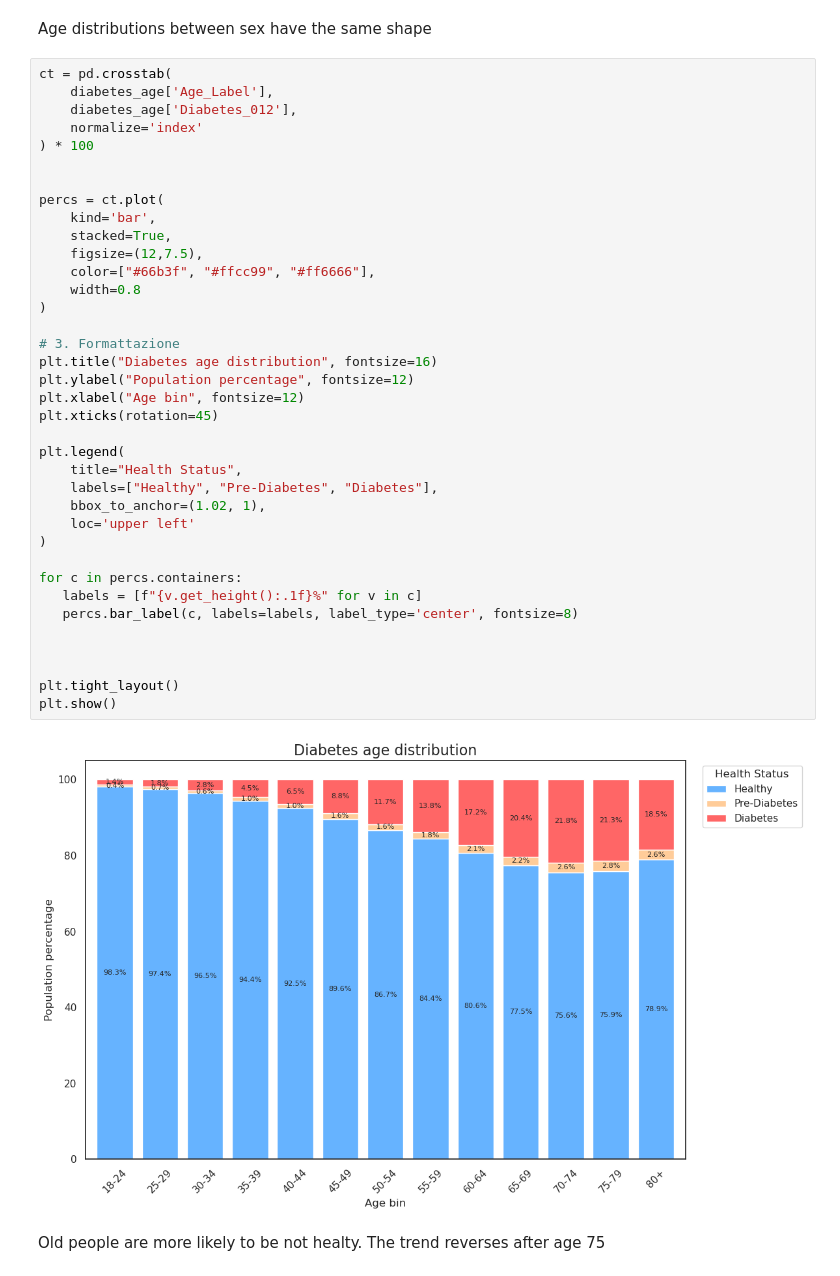
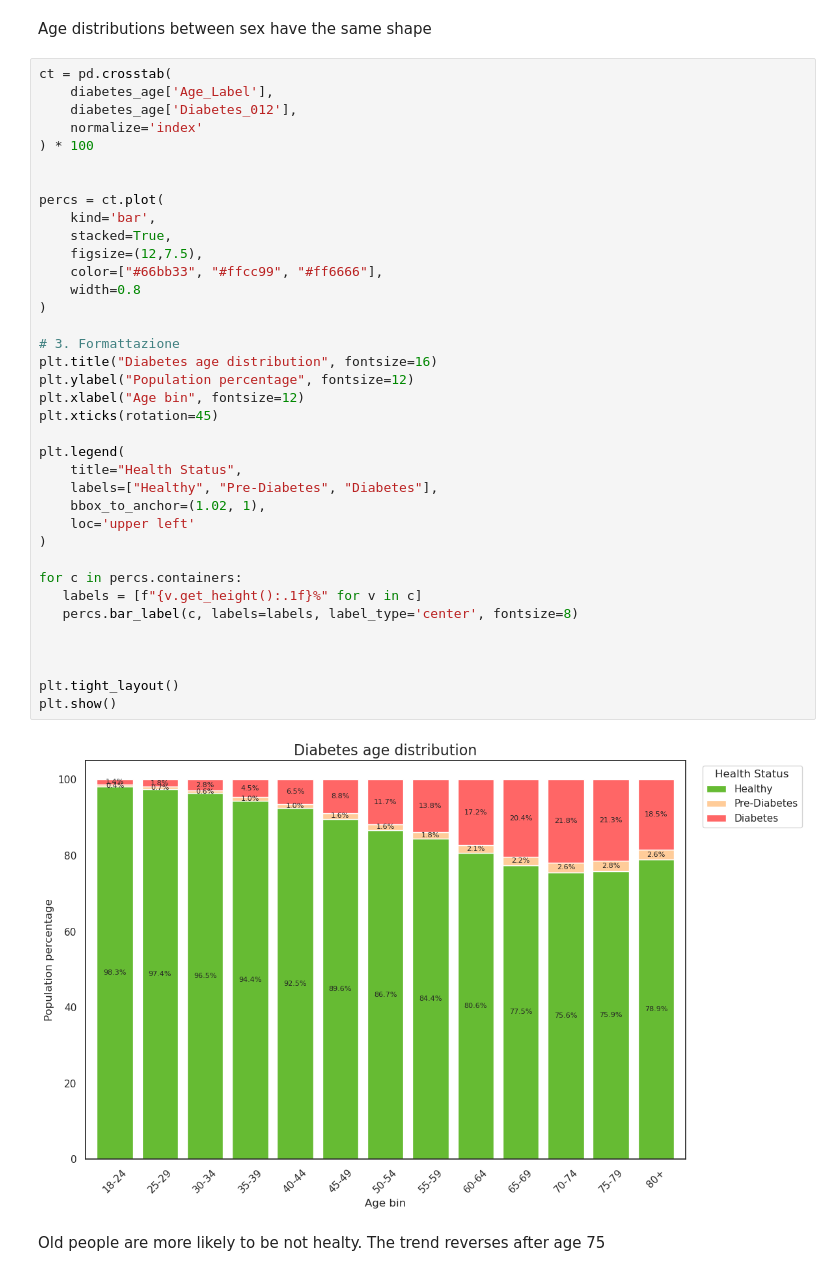
Before and after one commit to Mcentenaro/Diabetes_Risk_ML, a Jupyter notebook: 1_data_analysis.ipynb, the cells around one changed output. Saved outputs shown, nothing was run; the diff lists cells and outputs as text.

```diff
--- a/1_data_analysis.ipynb
+++ b/1_data_analysis.ipynb
@@ -404,34 +406,34 @@ ct = pd.crosstab(
 
 percs = ct.plot(
     kind='bar',
     stacked=True,
     figsize=(12,7.5),
-    color=["#66b3f", "#ffcc99", "#ff6666"],
+    color=["#66bb33", "#ffcc99", "#ff6666"],
     width=0.8
 )
 
 # 3. Formattazione
 plt.title("Diabetes age distribution", fontsize=16)
 plt.ylabel("Population percentage", fontsize=12)
 plt.xlabel("Age bin", fontsize=12)
 plt.xticks(rotation=45)
 
 plt.legend(
     title="Health Status",
     labels=["Healthy", "Pre-Diabetes", "Diabetes"],
     bbox_to_anchor=(1.02, 1),
     loc='upper left'
 )
 
 for c in percs.containers:
    labels = [f"{v.get_height():.1f}%" for v in c]
    percs.bar_label(c, labels=labels, label_type='center', fontsize=8)
 
 
 
 plt.tight_layout()
 plt.show()
 # %% [output]
-[figure, old version]
+[figure, new version]
 # %% [markdown]
 Old people are more likely to be not healty. The trend reverses after age 75
```
Also changed, not shown: parts of 7 cells of this notebook.
